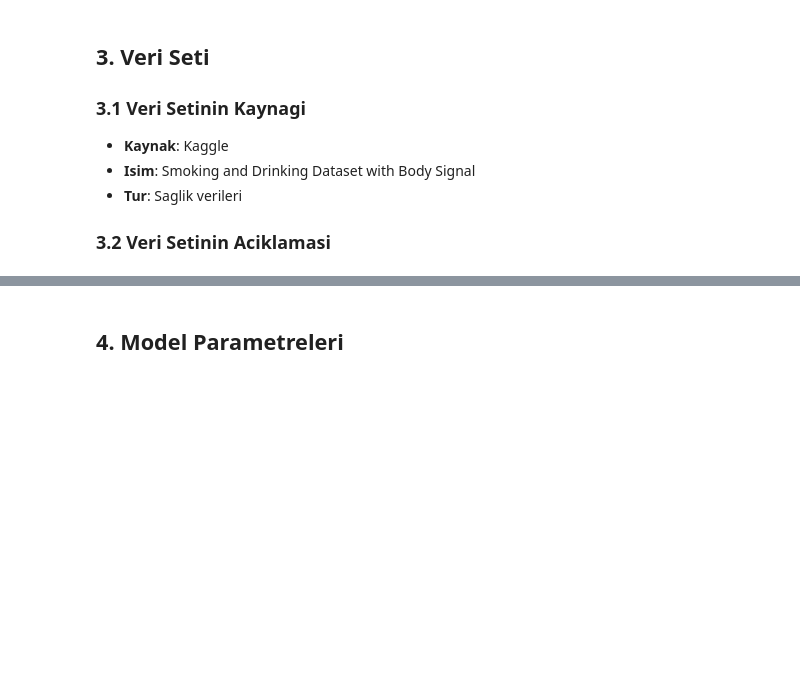
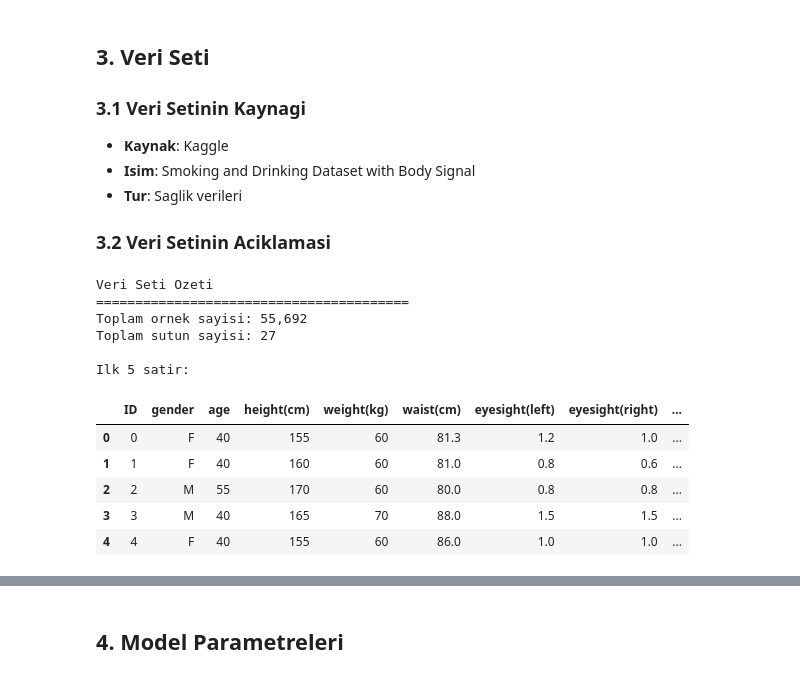
Before and after one commit to aysebelenpisdil/ysa-final, a Jupyter notebook: smoking_classification.ipynb, the cells around one changed output, grey strips where cells are left out. Saved outputs shown, nothing was run; the diff lists cells and outputs as text; code cells hidden in the pictures; blank space fills up the shorter version.

```diff
--- a/smoking_classification.ipynb
+++ b/smoking_classification.ipynb
@@ -45,13 +52,26 @@ print("Kutuphaneler yuklendi!")
 # %%
 # Veri setini yukle
 df = pd.read_csv('data/smoking.csv')
 
 print("Veri Seti Ozeti")
 print("="*40)
-print(f"Toplam ornek sayisi: {len(df)}")
+print(f"Toplam ornek sayisi: {len(df):,}")
 print(f"Toplam sutun sayisi: {len(df.columns)}")
 print(f"\nIlk 5 satir:")
-df.head()
+display(df.head())
+# %% [output]
+Veri Seti Ozeti
+========================================
+Toplam ornek sayisi: 55,692
+Toplam sutun sayisi: 27
+
+Ilk 5 satir:
+|  | ID | gender | age | height(cm) | weight(kg) | waist(cm) | eyesight(left) | eyesight(right) | ... |
+| 0 | 0 | F | 40 | 155 | 60 | 81.3 | 1.2 | 1.0 | ... |
+| 1 | 1 | F | 40 | 160 | 60 | 81.0 | 0.8 | 0.6 | ... |
+| 2 | 2 | M | 55 | 170 | 60 | 80.0 | 0.8 | 0.8 | ... |
+| 3 | 3 | M | 40 | 165 | 70 | 88.0 | 1.5 | 1.5 | ... |
+| 4 | 4 | F | 40 | 155 | 60 | 86.0 | 1.0 | 1.0 | ... |
 # %%
 # Veri seti bilgisi
 print("Veri Tipleri:")
```
Also changed, not shown: parts of 28 cells of this notebook, 1 other file.
